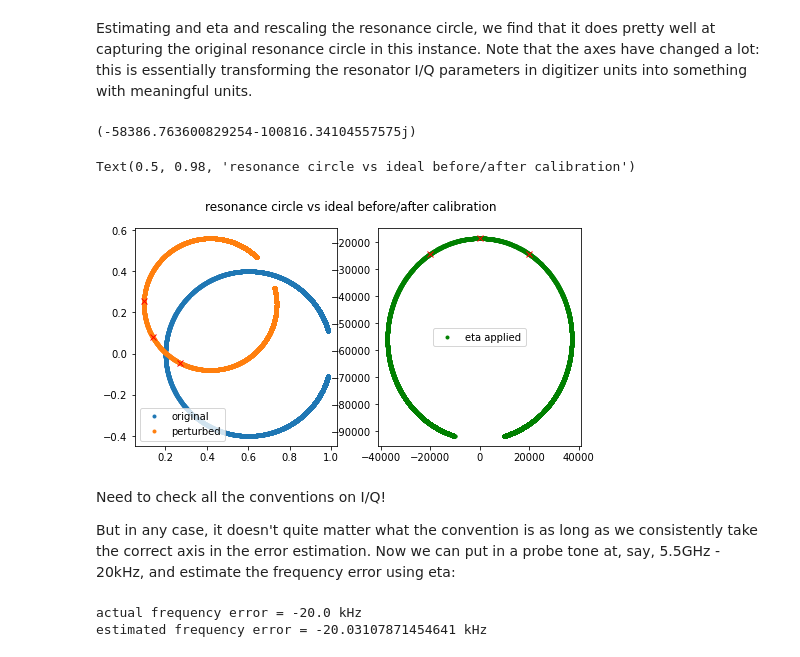
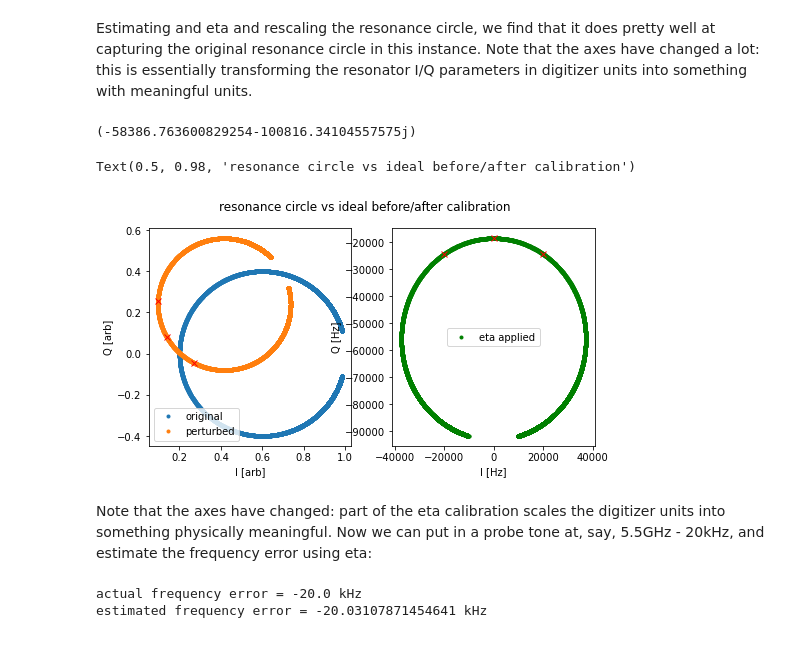
Before and after one commit to cyndiayu/babysmurf, a Jupyter notebook: intro.ipynb, the cells around one changed output. Cells and saved outputs as stored; diff of their text form; code cells hidden in the pictures.

```diff
--- a/intro.ipynb
+++ b/intro.ipynb
@@ -282,40 +275,41 @@ delay = 30 # degrees
 scalefac = 0.8
 p2 = np.deg2rad(delay) + p
 a2 = scalefac * a # multiplication by scale factor in amplitude equivalent to shifting up/down in logmag space
 
 eta = bs.estimate_eta(fvec,a2,p2,offset=offset)
 print(eta)
 
 ivec = a*np.cos(p)
 qvec = a*np.sin(p)
 ivec2 = a2*np.cos(p2)
 qvec2 = a2*np.sin(p2)
 
 s21 = ivec2 + 1j*qvec2
 eta = bs.estimate_eta(fvec,a2,p2,offset=offset)
 s21_new = s21 * eta
 ivec_eta = np.real(s21_new)
 qvec_eta = np.imag(s21_new)
 
 fig,ax = plt.subplots(1,2,figsize=(8,4))
 ax[0].plot(ivec,qvec,'.',label='original')
 ax[0].plot(ivec2,qvec2,'.',label='perturbed')
 ax[0].plot(ivec2[index_array],qvec2[index_array],'rx')
 ax[0].legend()
 ax[1].plot(ivec_eta,qvec_eta,'g.',label='eta applied')
 ax[1].plot(ivec_eta[index_array],qvec_eta[index_array],'rx')
-#ax[1].set_xlim([0,1.e5])
-#ax[1].set_ylim([-2.e4,8.e4])
+ax[0].set_xlabel('I [arb]')
+ax[0].set_ylabel('Q [arb]')
+ax[1].set_xlabel('I [Hz]')
+ax[1].set_ylabel('Q [Hz]')
+
 ax[1].legend()
 plt.suptitle('resonance circle vs ideal before/after calibration')
 # %% [output]
 (-58386.763600829254-100816.34104557575j)
 Text(0.5, 0.98, 'resonance circle vs ideal before/after calibration')
-[figure, old version]
+[figure, new version]
 # %% [markdown]
-Need to check all the conventions on I/Q!
-
-But in any case, it doesn't quite matter what the convention is as long as we consistently take the correct axis in the error estimation. Now we can put in a probe tone at, say, 5.5GHz - 20kHz, and estimate the frequency error using eta:
+Note that the axes have changed: part of the eta calibration scales the digitizer units into something physically meaningful. Now we can put in a probe tone at, say, 5.5GHz - 20kHz, and estimate the frequency error using eta:
 # %%
 probe_f = fres - 20.e3
 
```
Also changed, not shown: parts of 15 cells of this notebook.
